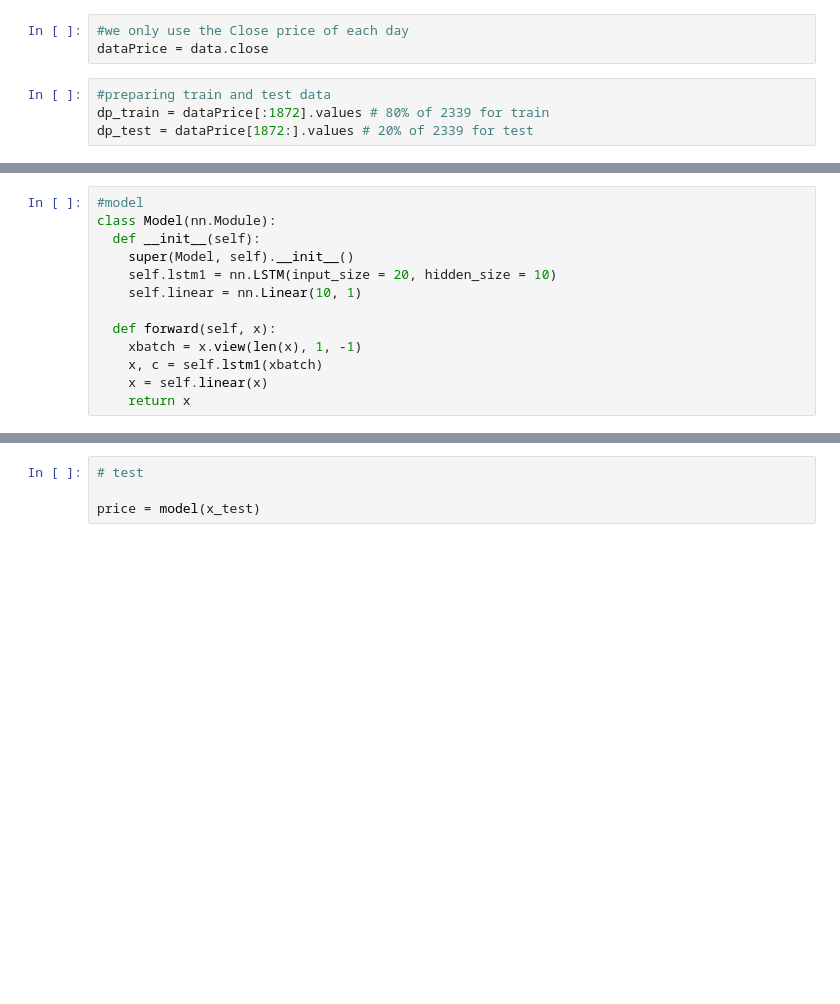
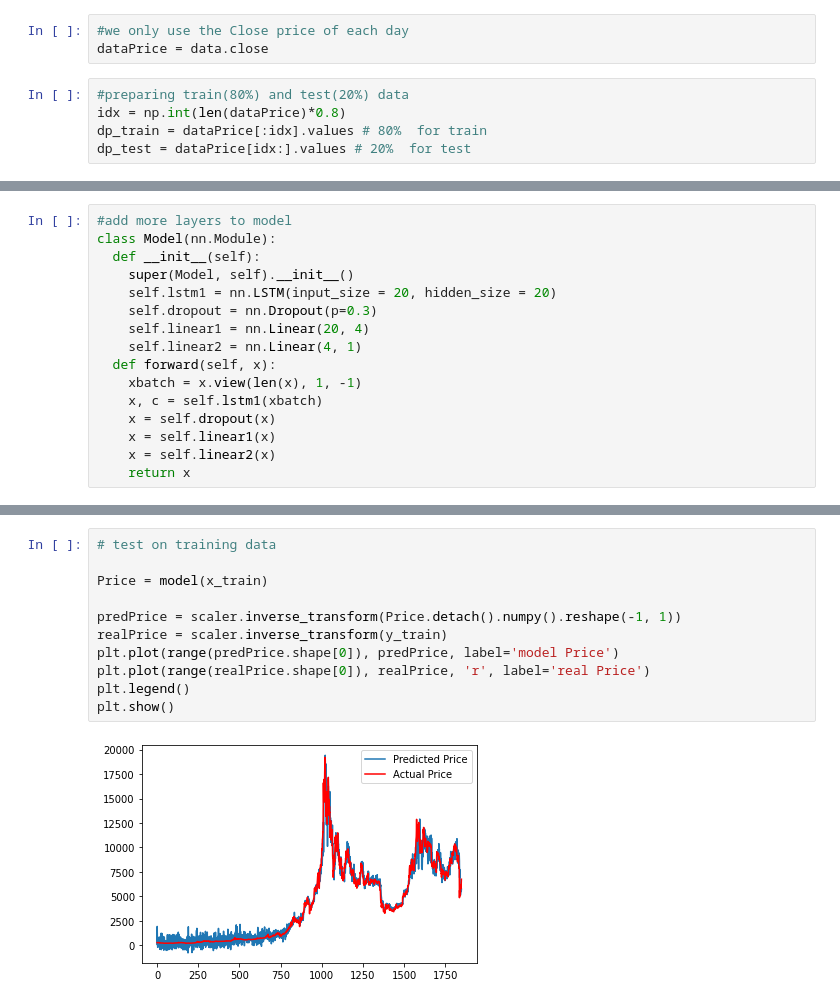
Before and after one commit to javadvahid/deepLearning, a Jupyter notebook: CryptoPricePredictionPytorch.ipynb, the cells around one changed output, grey strips where cells are left out. Saved outputs shown, nothing was run; the diff lists cells and outputs as text; blank space fills up the shorter version.

Commit message:
added more layers to the network

```diff
--- a/CryptoPricePredictionPytorch.ipynb
+++ b/CryptoPricePredictionPytorch.ipynb
@@ -23,9 +24,10 @@ data.head()
 #we only use the Close price of each day
 dataPrice = data.close
 # %%
-#preparing train and test data
-dp_train = dataPrice[:1872].values # 80% of 2339 for train
-dp_test = dataPrice[1872:].values # 20% of 2339 for test
+#preparing train(80%) and test(20%) data
+idx = np.int(len(dataPrice)*0.8)
+dp_train = dataPrice[:idx].values # 80%  for train
+dp_test = dataPrice[idx:].values # 20%  for test
 # %%
 #scaling data to the range of [0 1]
 
@@ -66,15 +65,18 @@ torch.Size([1852, 20])
 # %%
-#model
+#add more layers to model
 class Model(nn.Module):
   def __init__(self):
     super(Model, self).__init__()
-    self.lstm1 = nn.LSTM(input_size = 20, hidden_size = 10)
-    self.linear = nn.Linear(10, 1)
-
+    self.lstm1 = nn.LSTM(input_size = 20, hidden_size = 20)
+    self.dropout = nn.Dropout(p=0.3)
+    self.linear1 = nn.Linear(20, 4)
+    self.linear2 = nn.Linear(4, 1)
   def forward(self, x):
     xbatch = x.view(len(x), 1, -1)
     x, c = self.lstm1(xbatch)
-    x = self.linear(x)
+    x = self.dropout(x)
+    x = self.linear1(x)
+    x = self.linear2(x)
     return x
 # %%
 model = Model()
@@ -118,4 +122,13 @@ epoch 980   loss: 1.1133283805975225e-05
-# %%
-# test
-
-price = model(x_test)
+# %%
+# test on training data
+
+Price = model(x_train)
+
+predPrice = scaler.inverse_transform(Price.detach().numpy().reshape(-1, 1))
+realPrice = scaler.inverse_transform(y_train)
+plt.plot(range(predPrice.shape[0]), predPrice, label='model Price')
+plt.plot(range(realPrice.shape[0]), realPrice, 'r', label='real Price')
+plt.legend()
+plt.show()
+# %% [output]
+[figure, added]
```
Also changed, not shown: parts of 7 cells of this notebook.
